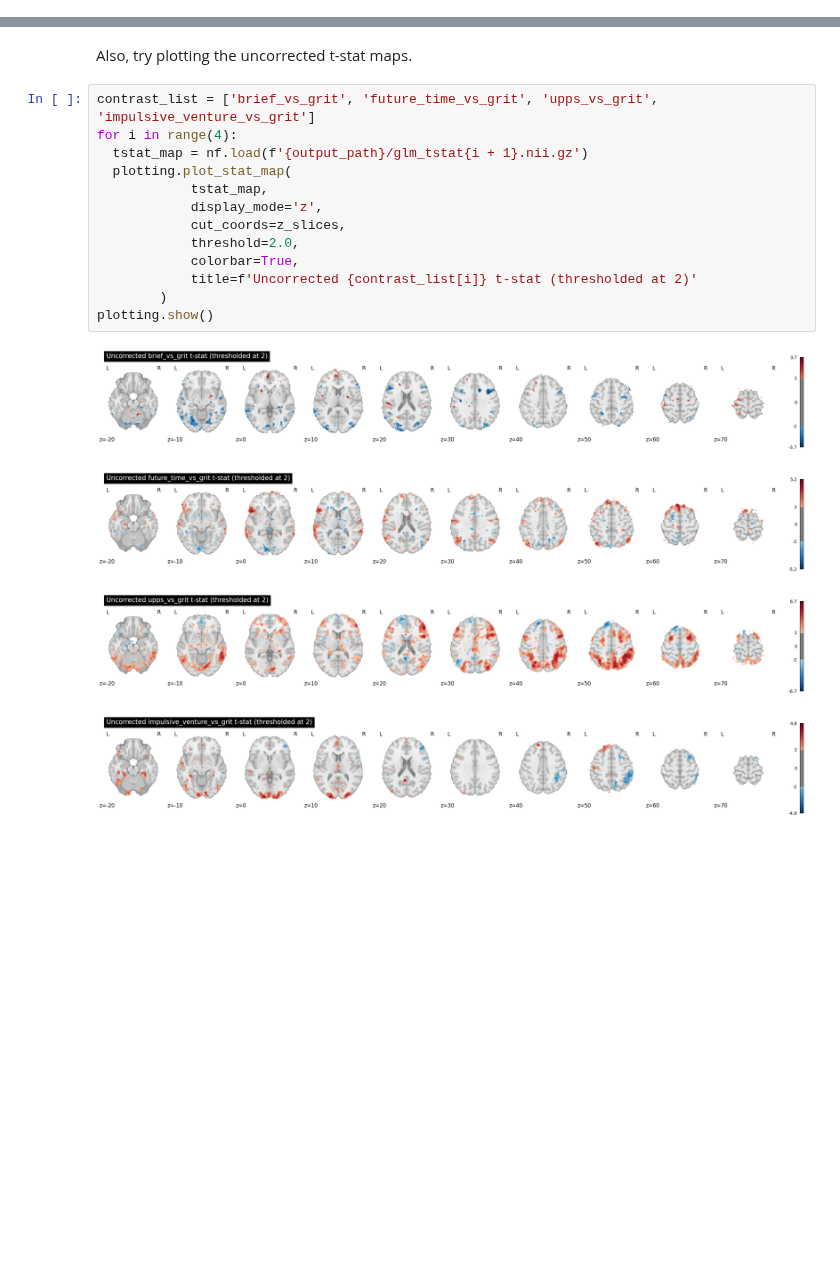
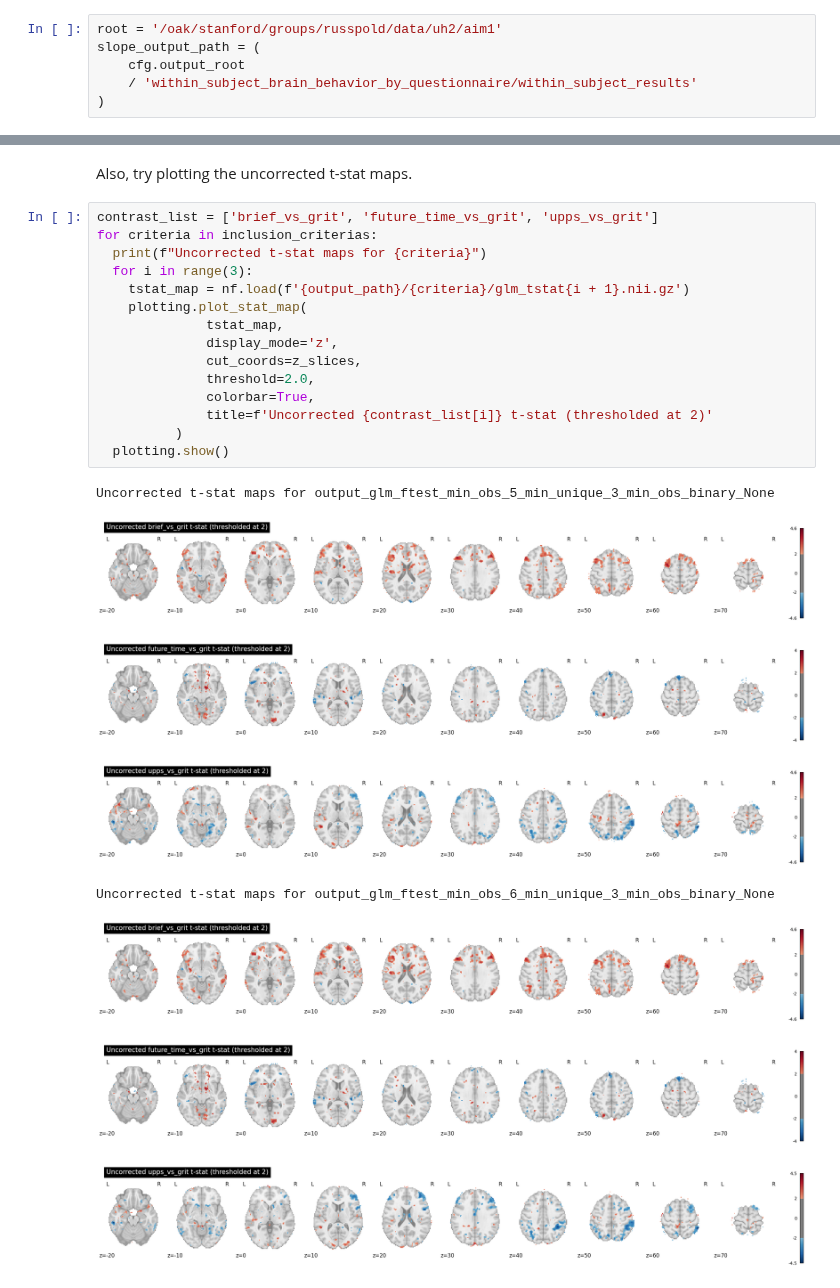
Before and after one commit to jaemonj/survey-medley-code, a Jupyter notebook: analyses/questionnaire_brain_behavior_slope_ftest/run_ftest.ipynb, the cells around one changed output, grey strips where cells are left out. Saved outputs shown, nothing was run; the diff lists cells and outputs as text; blank space fills up the shorter version.

Commit message:
ran ftest with corrected within subject slope maps and new exclusion criterias

```diff
--- a/analyses/questionnaire_brain_behavior_slope_ftest/run_ftest.ipynb
+++ b/analyses/questionnaire_brain_behavior_slope_ftest/run_ftest.ipynb
@@ -31,0 +17,6 @@ questionnaires = {"grit": grit_questions, "brief": brief_questions, "future_time
+# %%
+root = '/oak/stanford/groups/russpold/data/uh2/aim1'
+slope_output_path = (
+    cfg.output_root
+    / 'within_subject_brain_behavior_by_questionnaire/within_subject_results'
+)
@@ -195,20 +207,26 @@ Overlap fraction: 0.197
 # %% [markdown]
 Also, try plotting the uncorrected t-stat maps.
 # %%
-contrast_list = ['brief_vs_grit', 'future_time_vs_grit', 'upps_vs_grit', 'impulsive_venture_vs_grit']
-for i in range(4):
-  tstat_map = nf.load(f'{output_path}/glm_tstat{i + 1}.nii.gz')
-  plotting.plot_stat_map(
-            tstat_map,
-            display_mode='z',
-            cut_coords=z_slices,
-            threshold=2.0,
-            colorbar=True,
-            title=f'Uncorrected {contrast_list[i]} t-stat (thresholded at 2)'
-        )
-plotting.show()
+contrast_list = ['brief_vs_grit', 'future_time_vs_grit', 'upps_vs_grit']
+for criteria in inclusion_criterias:
+  print(f"Uncorrected t-stat maps for {criteria}")
+  for i in range(3):
+    tstat_map = nf.load(f'{output_path}/{criteria}/glm_tstat{i + 1}.nii.gz')
+    plotting.plot_stat_map(
+              tstat_map,
+              display_mode='z',
+              cut_coords=z_slices,
+              threshold=2.0,
+              colorbar=True,
+              title=f'Uncorrected {contrast_list[i]} t-stat (thresholded at 2)'
+          )
+  plotting.show()
 # %% [output]
+Uncorrected t-stat maps for output_glm_ftest_min_obs_5_min_unique_3_min_obs_binary_None
-[figure, old version]
+[figure, new version]
-[figure, old version]
+[figure, new version]
-[figure, old version]
+[figure, new version]
+Uncorrected t-stat maps for output_glm_ftest_min_obs_6_min_unique_3_min_obs_binary_None
-[figure, old version]
+[figure, new version]
+[figure, added]
+[figure, added]
```
Also changed, not shown: parts of 10 cells of this notebook, 3 other files.
